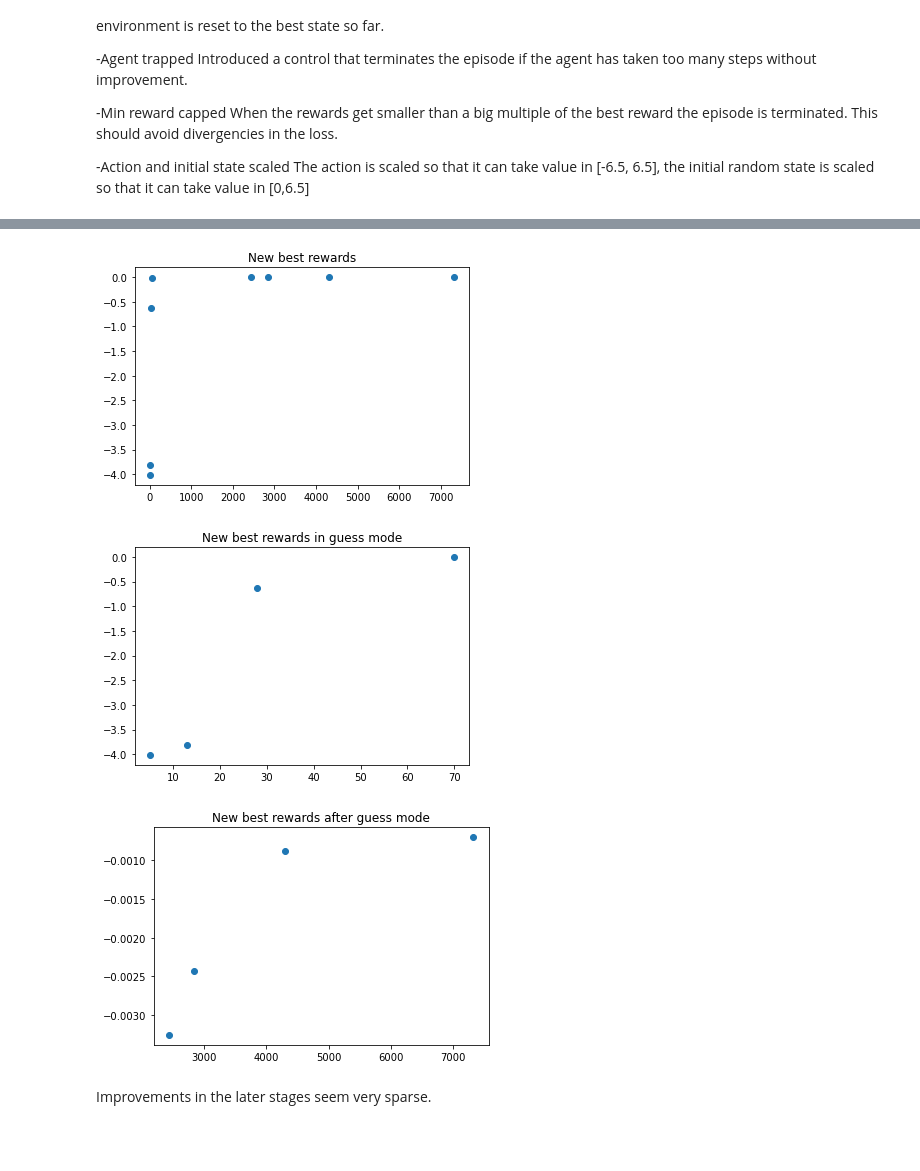
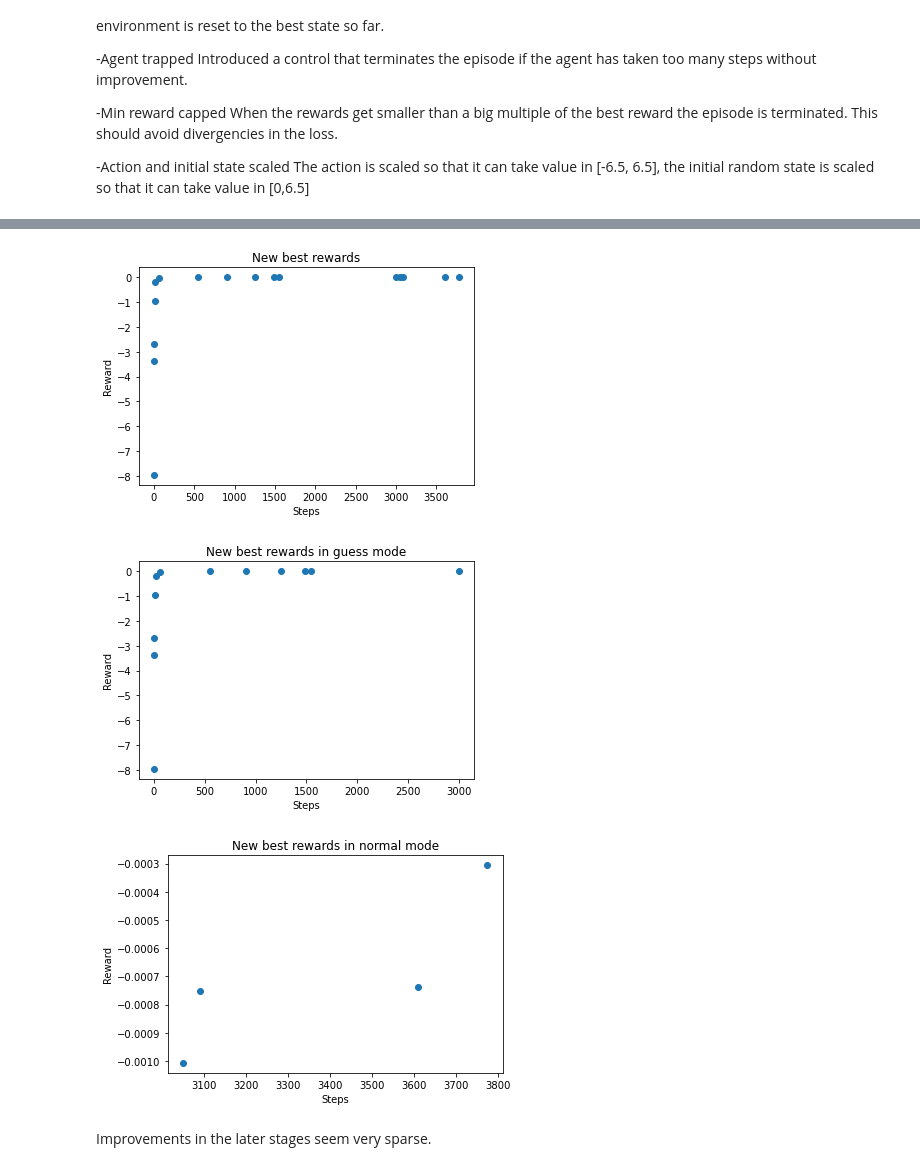
Before and after one commit to tzu-chen/ReinforcementBootstrap, a Jupyter notebook: Sac_Ising_guess_mode.ipynb, the cells around one changed output, grey strips where cells are left out. Saved outputs shown, nothing was run; the diff lists cells and outputs as text; code cells hidden in the pictures; blank space fills up the shorter version.

Commit message:
Added mode 2 training
Added freezing mode for mode 2 training. The best state found is closer to the true one than before. Some problem with accuracy.

```diff
--- a/Sac_Ising_guess_mode.ipynb
+++ b/Sac_Ising_guess_mode.ipynb
@@ -132,15 +205,18 @@ class IsingEnv(gym.Env):
 # %%
-guess_steps=2000
-total_steps=11000
-trapped=20
+guess_steps=3000
+total_steps=15000
+trapped=100
 reward_scale=0.005
-
-env=IsingEnv(guess_mode_steps=guess_steps,trapped_steps=trapped, reward_scale=reward_scale)
+mask=np.ones(10)
+mask[::2]=0.
+initial_state=array([4., rand(), 1., rand(), 2., rand(), 4., rand(), 6., rand()])
+search_sizes=[0.1, 1, 0.1, 1, 0.1, 1, 0.1, 1, 0.1, 1]
+env=IsingEnv(guess_mode_steps=guess_steps,trapped_steps=trapped,
+             reward_scale=reward_scale, guess_size=search_sizes, initial_state=initial_state, freeze_mask=mask)
 log_dir = "tmp/gym/"
 os.makedirs(log_dir, exist_ok=True)
 monitor=Monitor(env,log_dir)
-model = SAC(MlpPolicy,monitor, verbose=1, learning_rate=5e-4, buffer_size=100000, learning_starts=1000, batch_size=64,
-            tau=0.001, gamma= 0.99, device='cuda', ent_coef=200)
+model = SAC(MlpPolicy,monitor, verbose=1, device='cuda')
 model.learn(total_timesteps=total_steps, log_interval=100)
 # %% [output]
 Using cpu device
@@ -164,30 +242,36 @@ Wrapping the env in a DummyVecEnv.
 # %%
 steps=[]
 rew=[]
 for el in env.improv_hist:
         steps.append(el[0])
         rew.append(el[1])
 
 plt.scatter(steps,rew)
+plt.xlabel('Steps')
+plt.ylabel('Reward')
 plt.title('New best rewards')
 plt.show()
 
 min_index=len(rew)
 for i,step in enumerate(steps):
         if step>guess_steps:
                 min_index=i
                 break
 
 plt.scatter(steps[:min_index],rew[:min_index])
 plt.title('New best rewards in guess mode')
+plt.xlabel('Steps')
+plt.ylabel('Reward')
 plt.show()
 plt.scatter(steps[min_index:],rew[min_index:])
-plt.title('New best rewards after guess mode')
+plt.title('New best rewards in normal mode')
+plt.xlabel('Steps')
+plt.ylabel('Reward')
 plt.show()
 # %% [output]
-[figure, old version]
+[figure, new version]
-[figure, old version]
+[figure, new version]
-[figure, old version]
+[figure, new version]
 # %% [markdown]
 Improvements in the later stages seem very sparse.
 # %%
```
Also changed, not shown: parts of 12 cells of this notebook.
